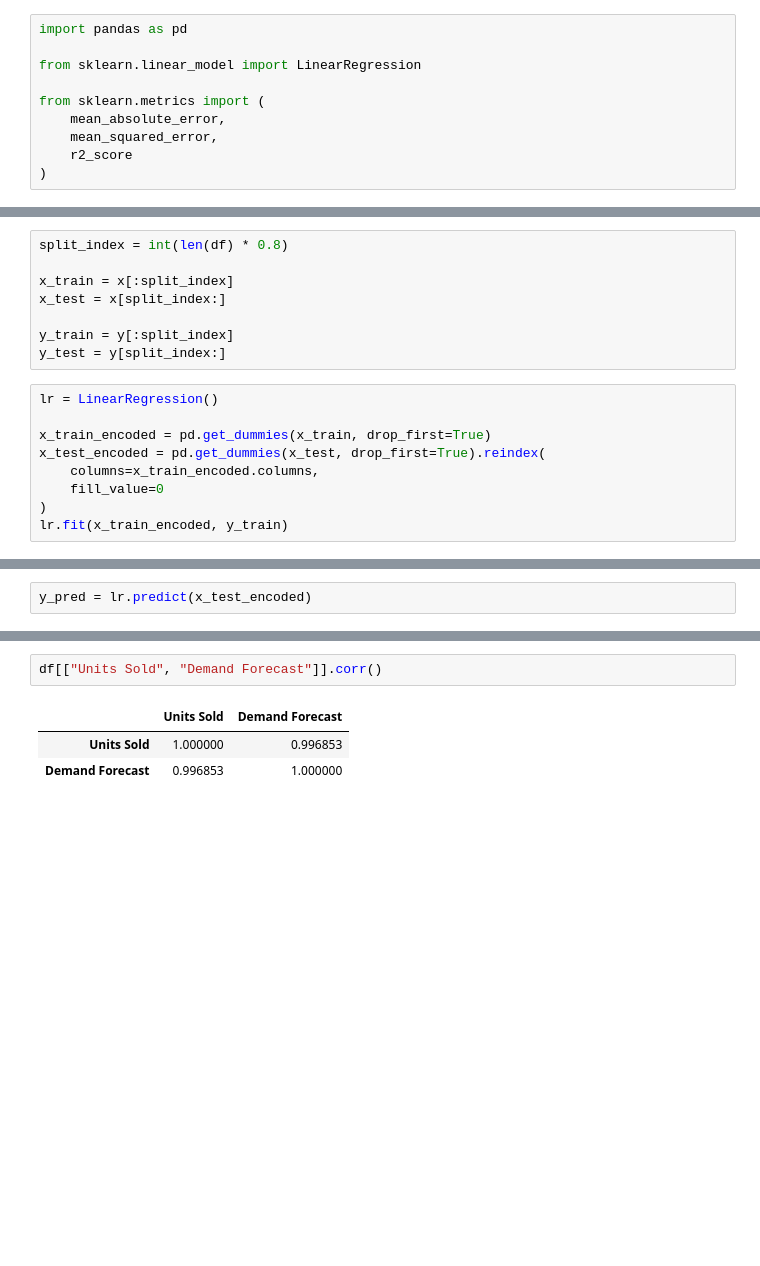
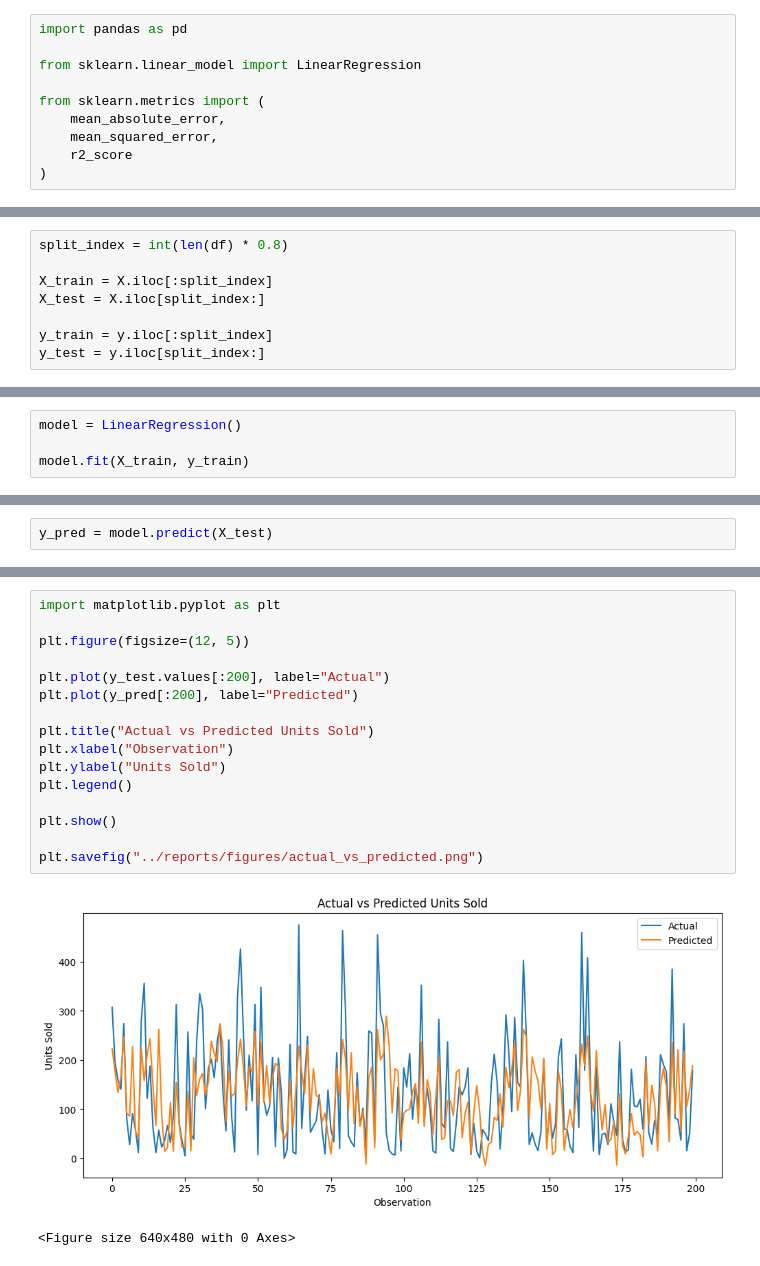
Before and after one commit to Pooja-p18/Retail-Store-Inventory-Forecasting, a Jupyter notebook: notebooks/04_forecasting_model.ipynb, the cells around one changed output, grey strips where cells are left out. Cells and saved outputs as stored; diff of their text form; blank space fills up the shorter version.

Commit message:
Added baseline linear regression model for demand prediction

```diff
--- a/notebooks/04_forecasting_model.ipynb
+++ b/notebooks/04_forecasting_model.ipynb
@@ -21,17 +62,8 @@ x = df.drop(
 # %%
 split_index = int(len(df) * 0.8)
 
-x_train = x[:split_index]
-x_test = x[split_index:]
+X_train = X.iloc[:split_index]
+X_test = X.iloc[split_index:]
 
-y_train = y[:split_index]
-y_test = y[split_index:]
+y_train = y.iloc[:split_index]
+y_test = y.iloc[split_index:]
-# %%
-lr = LinearRegression()
-
-x_train_encoded = pd.get_dummies(x_train, drop_first=True)
-x_test_encoded = pd.get_dummies(x_test, drop_first=True).reindex(
-    columns=x_train_encoded.columns,
-    fill_value=0
-)
-lr.fit(x_train_encoded, y_train)
@@ -39,0 +70,4 @@ LinearRegression()
+# %%
+model = LinearRegression()
+
+model.fit(X_train, y_train)
@@ -40,3 +76,3 @@ LinearRegression()
 # %%
-y_pred = lr.predict(x_test_encoded)
+y_pred = model.predict(X_test)
 # %%
@@ -56,6 +92,19 @@ R²: 0.9935442450820057
-# %%
-df[["Units Sold", "Demand Forecast"]].corr()
-# %% [output]
-|  | Units Sold | Demand Forecast |
-| Units Sold | 1.000000 | 0.996853 |
-| Demand Forecast | 0.996853 | 1.000000 |
+# %%
+import matplotlib.pyplot as plt
+
+plt.figure(figsize=(12, 5))
+
+plt.plot(y_test.values[:200], label="Actual")
+plt.plot(y_pred[:200], label="Predicted")
+
+plt.title("Actual vs Predicted Units Sold")
+plt.xlabel("Observation")
+plt.ylabel("Units Sold")
+plt.legend()
+
+plt.show()
+
+plt.savefig("../reports/figures/actual_vs_predicted.png")
+# %% [output]
+[figure, added]
+<Figure size 640x480 with 0 Axes>
```
Also changed, not shown: parts of 11 cells of this notebook.
